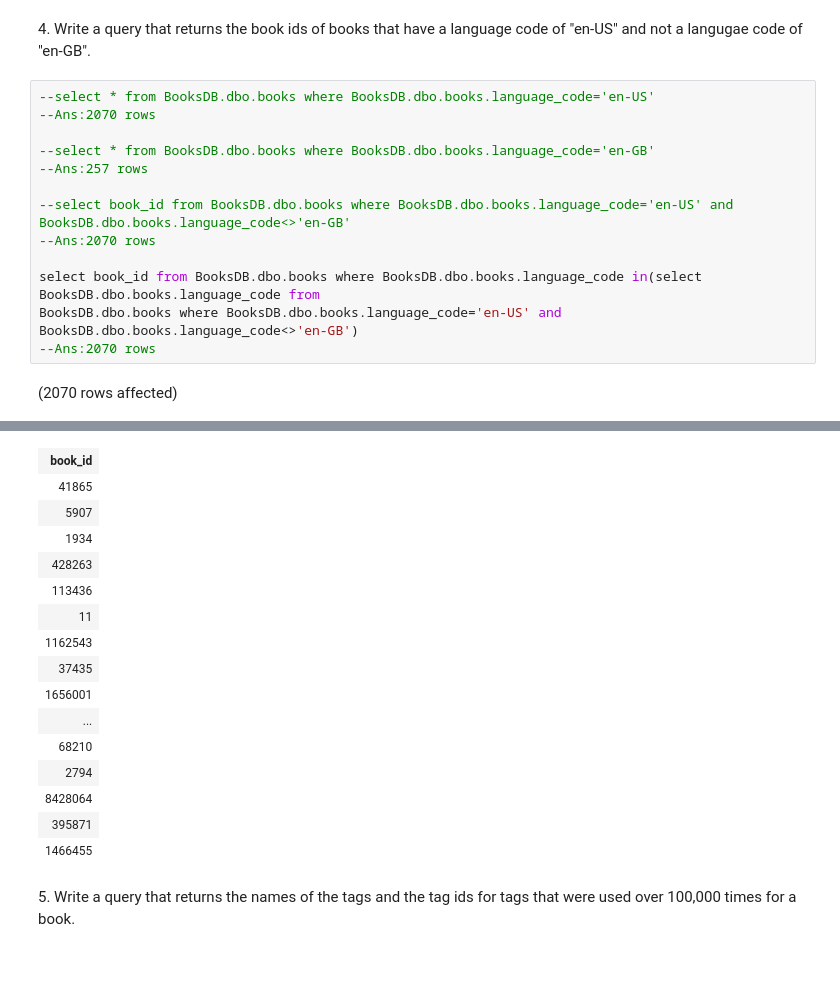
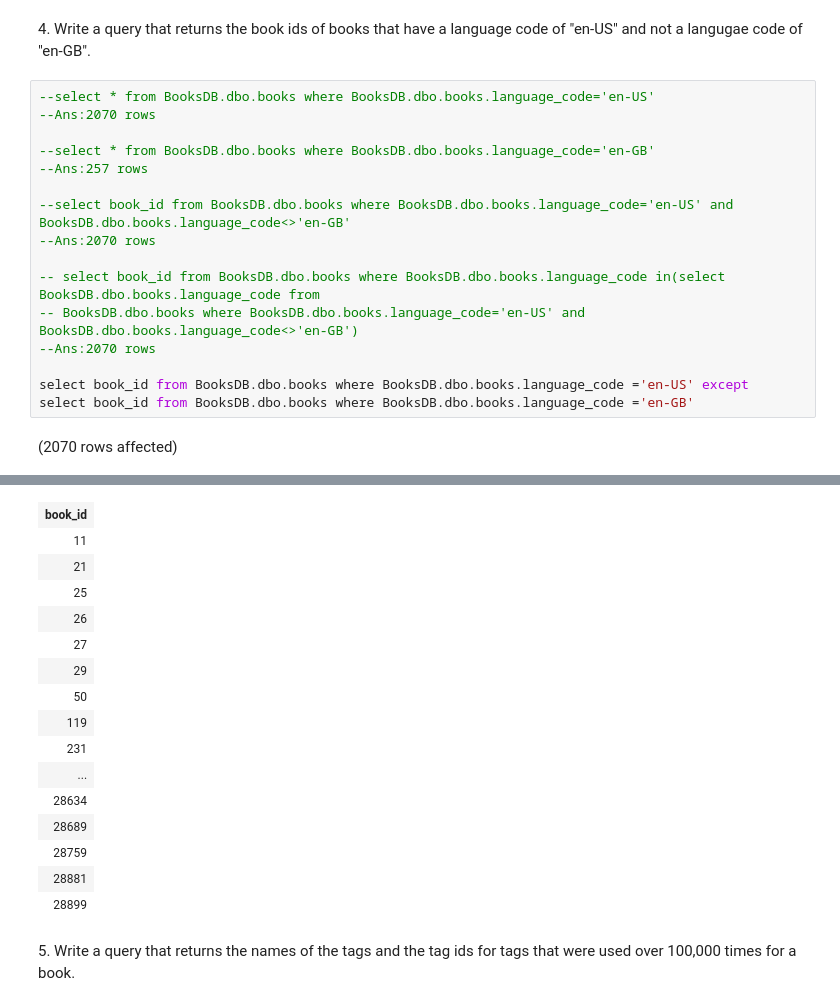
Before and after one commit to pallavikouk/sql-part4-exercises, a Jupyter notebook: sql-part4.ipynb, the cells around one changed output, grey strips where cells are left out. Saved outputs shown, nothing was run; the diff lists cells and outputs as text; blank space fills up the shorter version.

Commit message:
Performed Union, Intersect, Except operations

```diff
--- a/sql-part4.ipynb
+++ b/sql-part4.ipynb
@@ -106,8 +110,11 @@ Total execution time: 00:00:00.092
 --select book_id from BooksDB.dbo.books where BooksDB.dbo.books.language_code='en-US' and BooksDB.dbo.books.language_code<>'en-GB'
 --Ans:2070 rows
 
-select book_id from BooksDB.dbo.books where BooksDB.dbo.books.language_code in(select BooksDB.dbo.books.language_code from
-BooksDB.dbo.books where BooksDB.dbo.books.language_code='en-US' and BooksDB.dbo.books.language_code<>'en-GB')
+-- select book_id from BooksDB.dbo.books where BooksDB.dbo.books.language_code in(select BooksDB.dbo.books.language_code from
+-- BooksDB.dbo.books where BooksDB.dbo.books.language_code='en-US' and BooksDB.dbo.books.language_code<>'en-GB')
 --Ans:2070 rows
+
+select book_id from BooksDB.dbo.books where BooksDB.dbo.books.language_code ='en-US' except
+select book_id from BooksDB.dbo.books where BooksDB.dbo.books.language_code ='en-GB'
 # %% [output]
 (2070 rows affected)
@@ -115,19 +122,19 @@ Total execution time: 00:00:00.161
 | book_id |
-| 41865 |
-| 5907 |
-| 1934 |
-| 428263 |
-| 113436 |
 | 11 |
-| 1162543 |
-| 37435 |
-| 1656001 |
+| 21 |
+| 25 |
+| 26 |
+| 27 |
+| 29 |
+| 50 |
+| 119 |
+| 231 |
 | ... |
-| 68210 |
-| 2794 |
-| 8428064 |
-| 395871 |
-| 1466455 |
+| 28634 |
+| 28689 |
+| 28759 |
+| 28881 |
+| 28899 |
 # %% [markdown]
 5. Write a query that returns the names of the tags and the tag ids for tags that were used over 100,000 times for a book.
 # %%
```
Also changed, not shown: parts of 3 cells of this notebook.
